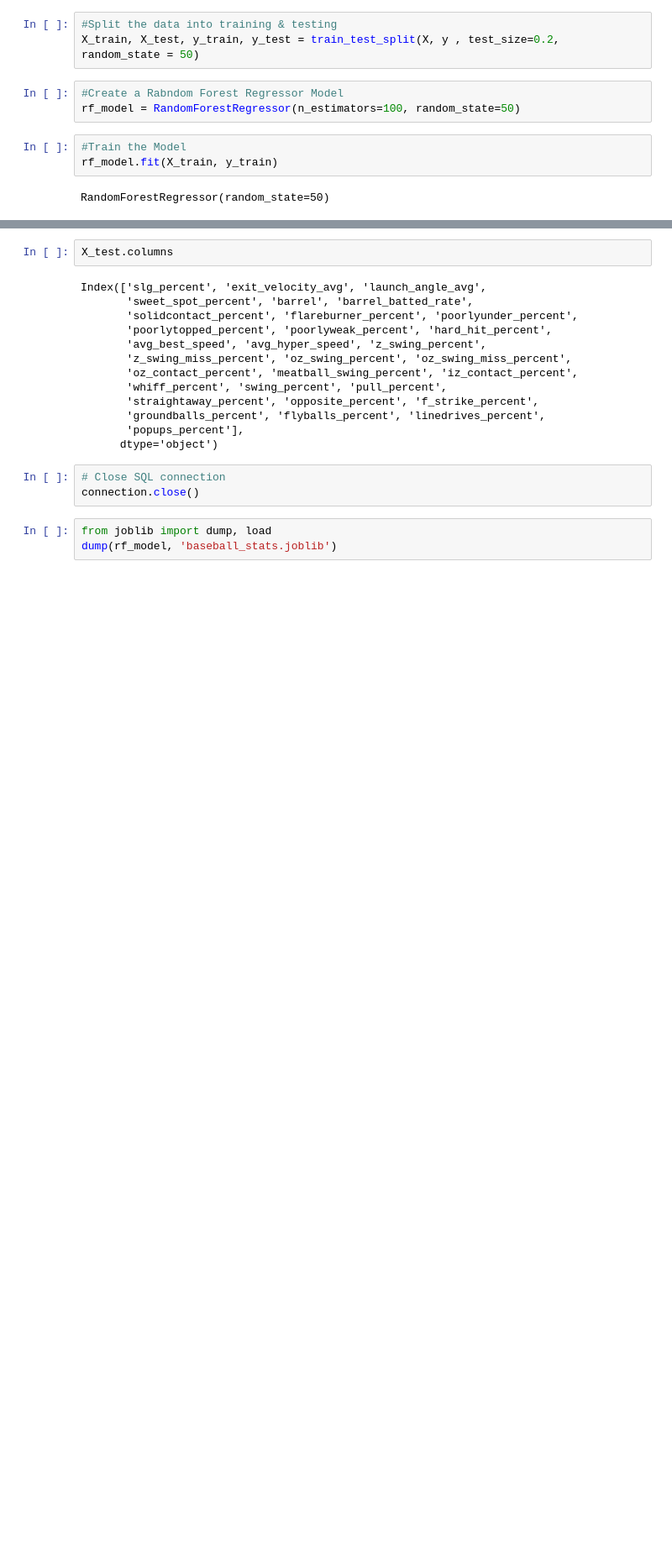
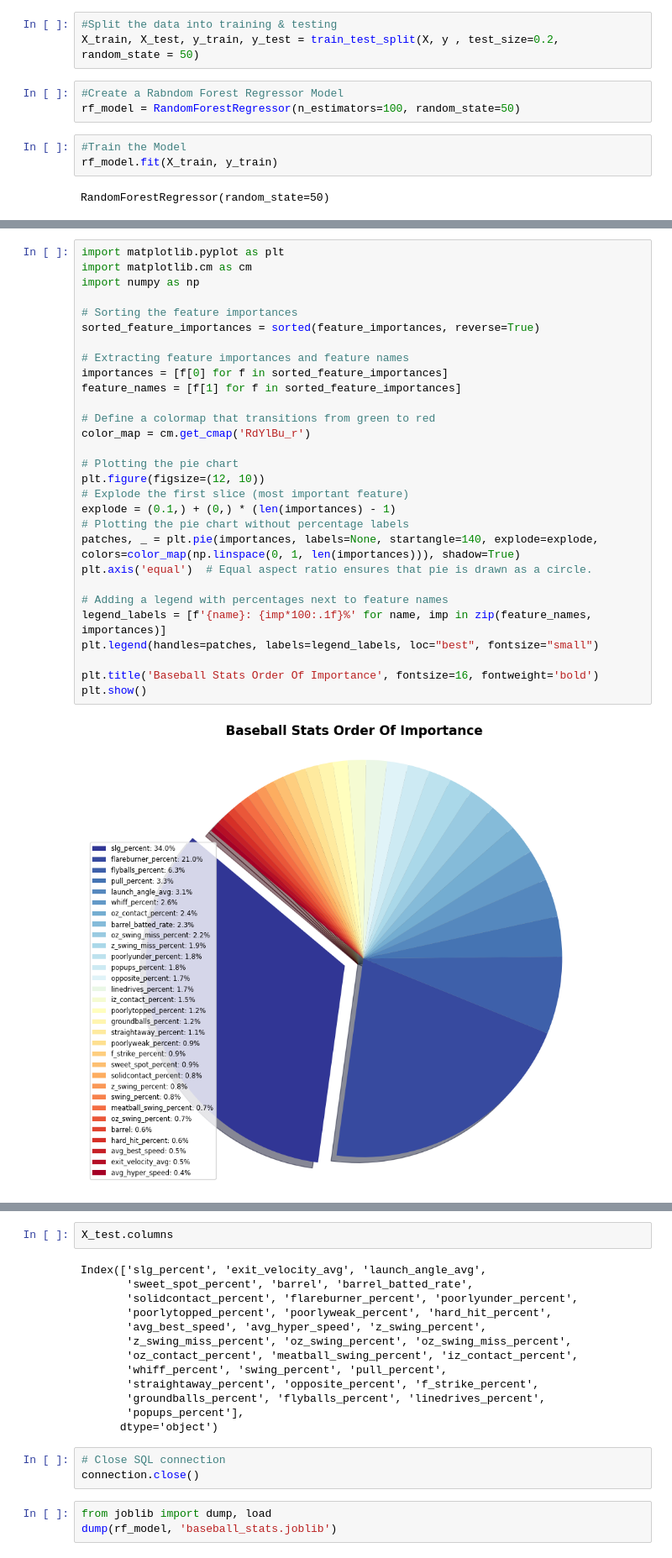
Before and after one commit to askarovamari/Project-4---Team-7, a Jupyter notebook: RandomForest.ipynb, the cells around one changed output, grey strips where cells are left out. Shown at 84% size. Cells and saved outputs as stored; diff of their text form; blank space fills up the shorter version.

```diff
--- a/RandomForest.ipynb
+++ b/RandomForest.ipynb
@@ -199,0 +251,31 @@ feature_importances
+# %%
+import matplotlib.pyplot as plt
+import matplotlib.cm as cm
+import numpy as np
+
+# Sorting the feature importances
+sorted_feature_importances = sorted(feature_importances, reverse=True)
+
+# Extracting feature importances and feature names
+importances = [f[0] for f in sorted_feature_importances]
+feature_names = [f[1] for f in sorted_feature_importances]
+
+# Define a colormap that transitions from green to red
+color_map = cm.get_cmap('RdYlBu_r')
+
+# Plotting the pie chart
+plt.figure(figsize=(12, 10))
+# Explode the first slice (most important feature)
+explode = (0.1,) + (0,) * (len(importances) - 1)
+# Plotting the pie chart without percentage labels
+patches, _ = plt.pie(importances, labels=None, startangle=140, explode=explode, colors=color_map(np.linspace(0, 1, len(importances))), shadow=True)
+plt.axis('equal')  # Equal aspect ratio ensures that pie is drawn as a circle.
+
+# Adding a legend with percentages next to feature names
+legend_labels = [f'{name}: {imp*100:.1f}%' for name, imp in zip(feature_names, importances)]
+plt.legend(handles=patches, labels=legend_labels, loc="best", fontsize="small")
+
+plt.title('Baseball Stats Order Of Importance', fontsize=16, fontweight='bold')
+plt.show()
+# %% [output]
+[figure, added]
```
Also changed, not shown: parts of 12 cells of this notebook.
